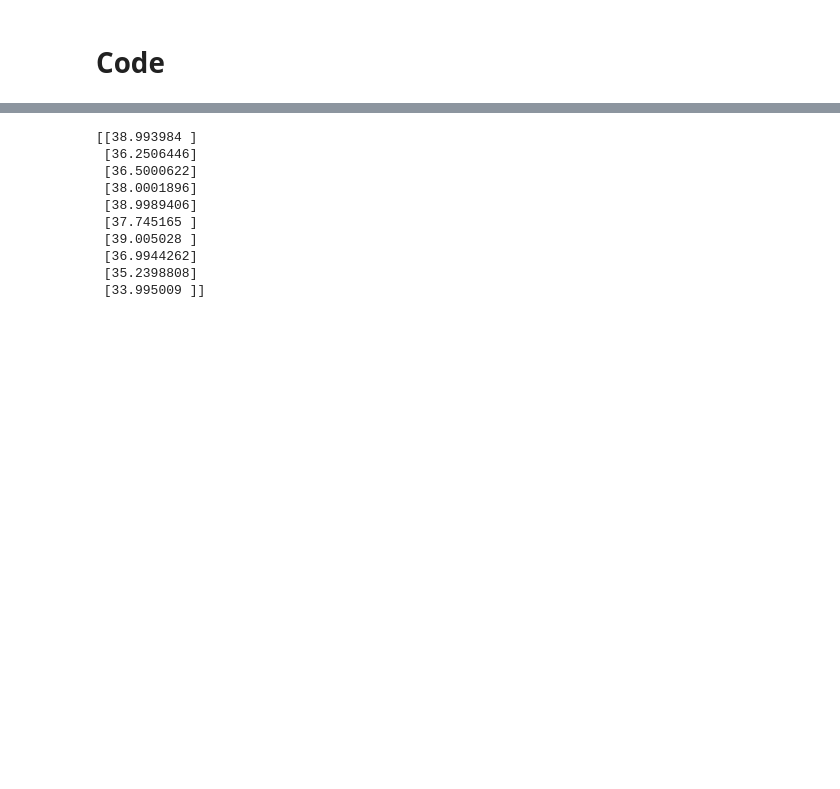
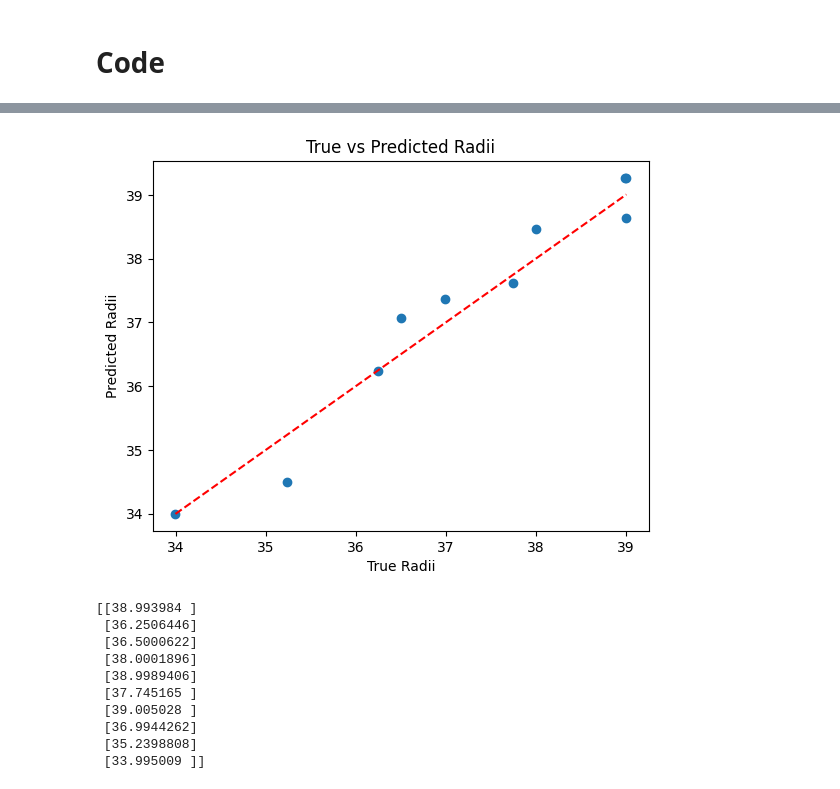
Before and after one commit to Human204/ZieduRadimas, a Jupyter notebook: autoencoders.ipynb, the cells around one changed output, grey strips where cells are left out. Drawn from its saved outputs; the diff is of its cells as text; code cells hidden in the pictures; blank space fills up the shorter version.

```diff
--- a/autoencoders.ipynb
+++ b/autoencoders.ipynb
@@ -232,0 +366,6 @@ Num GPUs Available:  0
+# %%
+test_images = x_test[:10]
+reconstructed_images, predicted_radii,pred_ccol,pred_crow = autoencoder.predict(test_images)
+
+
+print("Predicted Radii:", pred_crow.flatten())
@@ -457,3 +546,15 @@ Predicted Radii: [38.81435  37.091206 36.410633 37.931423 38.79761  37.782333 39
+# %%
+
+
+# Plot true vs predicted radii
+plt.scatter(radii_test[:10], pred_crow[:10])
+plt.plot([radii_test[:10].min(), radii_test[:10].max()], [radii_test[:10].min(), radii_test[:10].max()], color='r', linestyle='--')
+plt.xlabel('True Radii')
+plt.ylabel('Predicted Radii')
+plt.title('True vs Predicted Radii')
+plt.show()
+# %% [output]
+[figure, added]
 # %%
 print(radii_val[:10])
 # %% [output]
```
Also changed, not shown: parts of 18 cells of this notebook, 2 other files.
